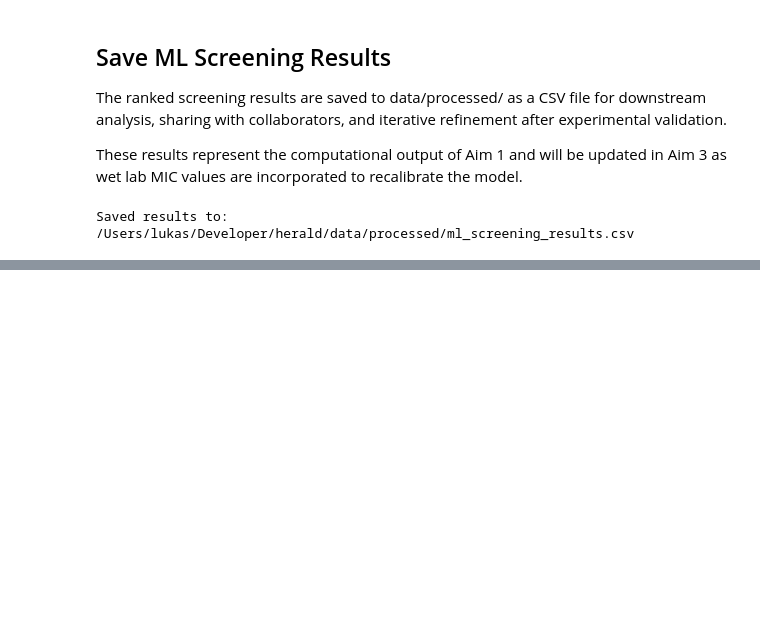
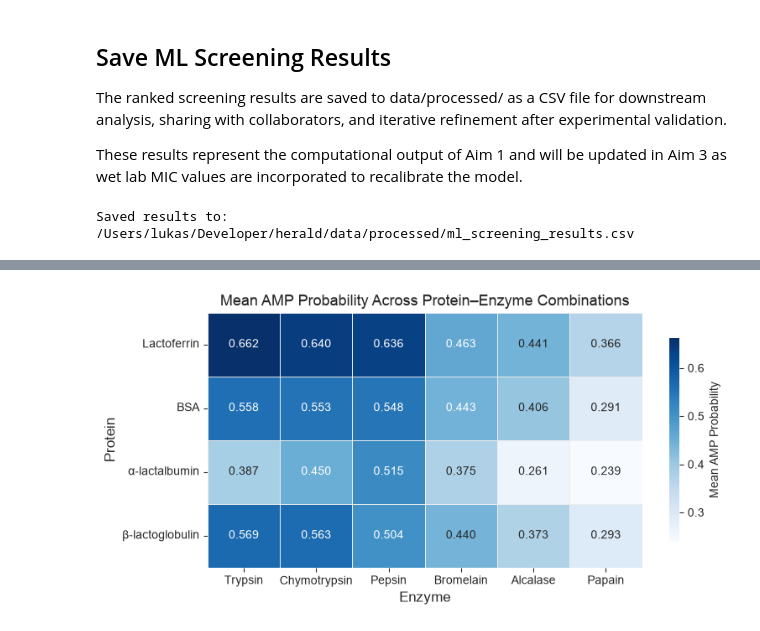
Before and after one commit to LukasBuecherl/herald, a Jupyter notebook: notebooks/03_ml_screening.ipynb, the cells around one changed output, grey strips where cells are left out. Saved outputs shown, nothing was run; the diff lists cells and outputs as text; code cells hidden in the pictures; blank space fills up the shorter version.

```diff
--- a/notebooks/03_ml_screening.ipynb
+++ b/notebooks/03_ml_screening.ipynb
@@ -230,0 +274,59 @@ Saved results to: /Users/lukas/Developer/herald/data/processed/ml_screening_resu
+# %%
+import pandas as pd
+import matplotlib.pyplot as plt
+import seaborn as sns
+import os
+
+# load ML screening results
+pythonPROJECT_ROOT = os.path.abspath("..")
+DATA_DIR = os.path.join(PROJECT_ROOT, "data", "processed")
+df = pd.read_csv(os.path.join(DATA_DIR, "ml_screening_results.csv"))
+
+# clean protein names for display
+protein_labels = {
+    "beta-lactoglobulin": "β-lactoglobulin",
+    "alpha-lactalbumin": "α-lactalbumin",
+    "lactoferrin": "Lactoferrin",
+    "BSA": "BSA"
+}
+df["protein"] = df["protein"].map(protein_labels)
+
+# pivot to matrix: proteins as rows, enzymes as columns
+enzyme_order = ["trypsin", "chymotrypsin", "pepsin",
+                "bromelain", "alcalase", "papain"]
+protein_order = ["Lactoferrin", "BSA", "α-lactalbumin", "β-lactoglobulin"]
+
+pivot = df.pivot(index="protein", columns="enzyme", values="avg_probability")
+pivot = pivot.loc[protein_order, enzyme_order]
+
+# capitalize enzyme names for display
+pivot.columns = [e.capitalize() for e in pivot.columns]
+
+# plot
+fig, ax = plt.subplots(figsize=(8, 4))
+sns.set_style("ticks")
+
+sns.heatmap(
+    pivot,
+    ax=ax,
+    cmap="Blues",
+    annot=True,
+    fmt=".3f",
+    linewidths=0.5,
+    linecolor="#eeeeee",
+    cbar_kws={"label": "Mean AMP Probability", "shrink": 0.8},
+    annot_kws={"size": 10}
+)
+
+ax.set_xlabel("Enzyme", fontsize=12)
+ax.set_ylabel("Protein", fontsize=12)
+ax.set_title("Mean AMP Probability Across Protein–Enzyme Combinations",
+             fontsize=13)
+ax.tick_params(axis="both", labelsize=10)
+plt.tight_layout()
+os.makedirs(os.path.join(PROJECT_ROOT, "figures"), exist_ok=True)
+plt.savefig(os.path.join(PROJECT_ROOT, "figures", "amp_heatmap.png"),
+            dpi=300, bbox_inches="tight")
+plt.show()
+# %% [output]
+[figure, added]
```
Also changed, not shown: parts of 5 cells of this notebook, 3 other files.
